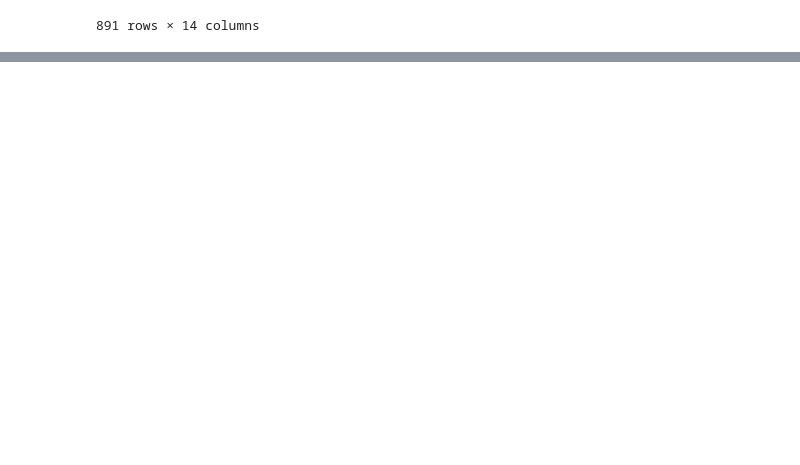
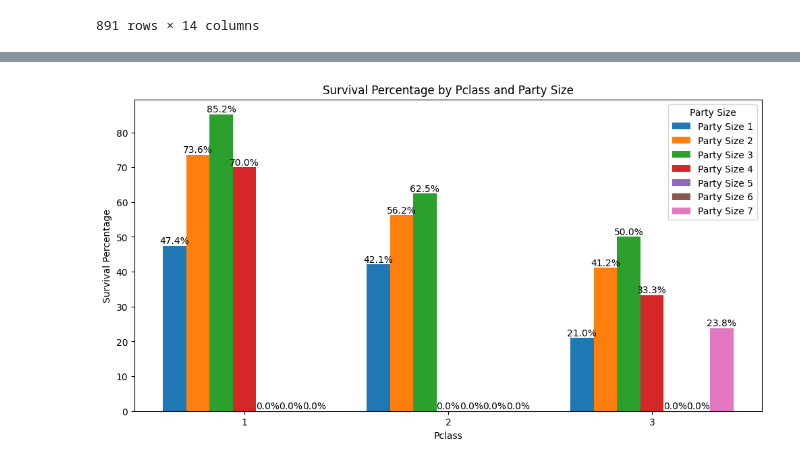
Before and after one commit to theryeguy92/Foundations-of-Machine-Learning, a Jupyter notebook: Foundations_of_Machine_Learning_Titanic_Data_Set.ipynb, the cells around one changed output, grey strips where cells are left out. Cells and saved outputs as stored; diff of their text form; code cells hidden in the pictures; blank space fills up the shorter version.

```diff
--- a/Foundations_of_Machine_Learning_Titanic_Data_Set.ipynb
+++ b/Foundations_of_Machine_Learning_Titanic_Data_Set.ipynb
@@ -470,0 +628,49 @@ test
+# %%
+# Group by Pclass, Party_Size, and Survived
+grouped = titanic_passenger_data.groupby(['Pclass', 'Party_Size', 'Survived']).size().unstack(fill_value=0)
+
+# Calculate the total passengers by Pclass and Party_Size
+total_passengers = grouped.sum(axis=1)
+
+# Calculate the percentage
+grouped_percentage = grouped.div(total_passengers, axis=0) * 100
+
+# Get unique values for Pclass and Party_Size
+pclasses = grouped_percentage.index.get_level_values(0).unique()
+party_sizes = grouped_percentage.index.get_level_values(1).unique()
+
+
+fig, ax = plt.subplots(figsize=(12, 6))
+
+# Width of the bars
+width = 0.8 / len(party_sizes)
+
+# The x location groups
+ind = np.arange(len(pclasses))
+
+for i, size in enumerate(party_sizes):
+    # Extract percentages for this party size across all Pclasses
+    percentages = [grouped_percentage.loc[(cls, size), 1] if (cls, size) in grouped_percentage.index else 0 for cls in pclasses]
+
+    # Set the position for the bar for this party size
+    bar_positions = ind - (0.8 - width) / 2 + i * width
+
+    # Plot
+    ax.bar(bar_positions, percentages, width, label=f'Party Size {size}')
+
+    # Adding value labels on top of each bar
+    for j, cls in enumerate(pclasses):
+        height = percentages[j]
+        ax.text(bar_positions[j], height, f'{height:.1f}%', ha='center', va='bottom')
+
+# Add some text for labels, title and custom x-axis tick labels, etc.
+ax.set_xlabel('Pclass')
+ax.set_ylabel('Survival Percentage')
+ax.set_title('Survival Percentage by Pclass and Party Size')
+ax.set_xticks(ind)
+ax.set_xticklabels(pclasses)
+ax.legend(title='Party Size')
+
+plt.show()
+# %% [output]
+[figure, added]
```
Also changed, not shown: parts of 25 cells of this notebook.
